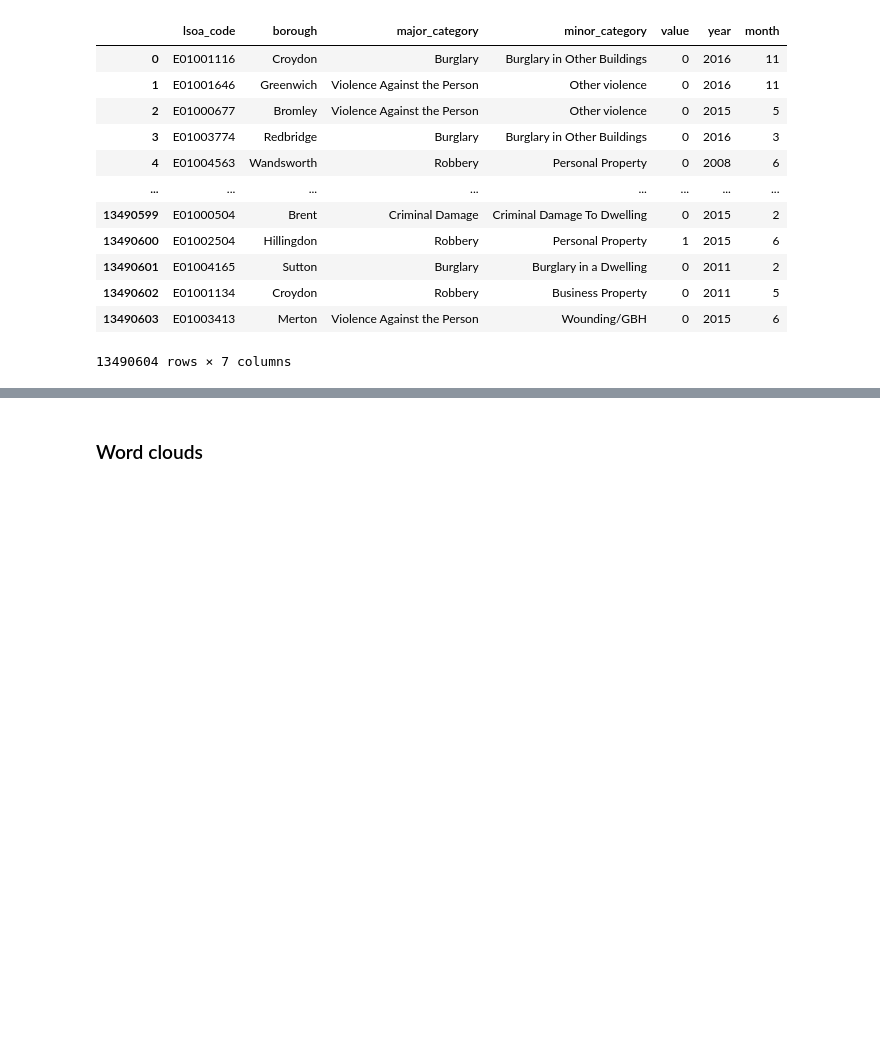
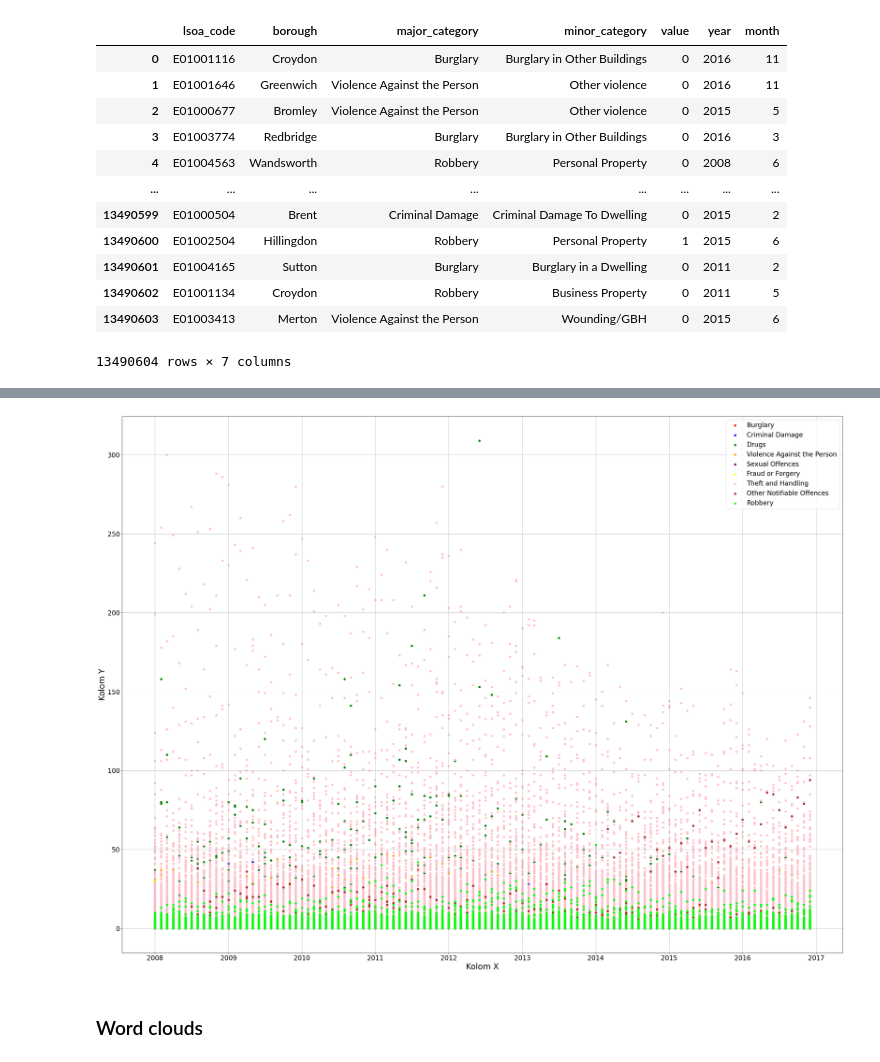
Before and after one commit to margo-waluyo/PYTN_Assgn_1_4_Setiawan-Margo-Waluyo, a Jupyter notebook: PYTN_Assgn_1_4_Setiawan-Margo-Waluyo.ipynb, the cells around one changed output, grey strips where cells are left out. Drawn from its saved outputs; the diff is of its cells as text; code cells hidden in the pictures; blank space fills up the shorter version.

```diff
--- a/PYTN_Assgn_1_4_Setiawan-Margo-Waluyo.ipynb
+++ b/PYTN_Assgn_1_4_Setiawan-Margo-Waluyo.ipynb
@@ -392,2 +387,41 @@ london_crime
+# %%
+# Membuat contoh dataframe
+data = {
+    'kategori': london_crime['major_category'],
+    'kolom_x': london_crime['series'],
+    'kolom_y': london_crime['value']
+}
+dataframe = pd.DataFrame(data)
+
+# Mendefinisikan kategori
+kategori = dataframe['kategori'].unique()
+
+# Mengatur warna atau simbol untuk setiap kategori
+colors = ['red', 'blue', 'green', 'orange', 'purple', 'yellow', 'pink', 'brown', 'lime']
+
+plt.figure(figsize=(40, 30))
+
+# Membuat scatter plot dengan kategori
+for i, kategori in enumerate(kategori):
+    data = dataframe[dataframe['kategori'] == kategori]
+    plt.scatter(data['kolom_x'], data['kolom_y'], color=colors[i % len(colors)], label=kategori)
+
+# Menambahkan legenda dan mengatur ukuran legenda
+plt.legend(prop={'size': 20})
+
+# Memberikan label pada sumbu x dan y
+plt.xlabel('Kolom X', fontsize=25)
+plt.ylabel('Kolom Y', fontsize=25)
+
+# Mengatur ukuran font tick pada sumbu x dan y
+plt.xticks(fontsize=20)
+plt.yticks(fontsize=20)
+
+plt.grid(True)
+
+# Menampilkan scatter plot
+plt.show()
+# %% [output]
+[figure, added]
 # %% [markdown]
 ### Word clouds
```
Also changed, not shown: parts of 9 cells of this notebook.
